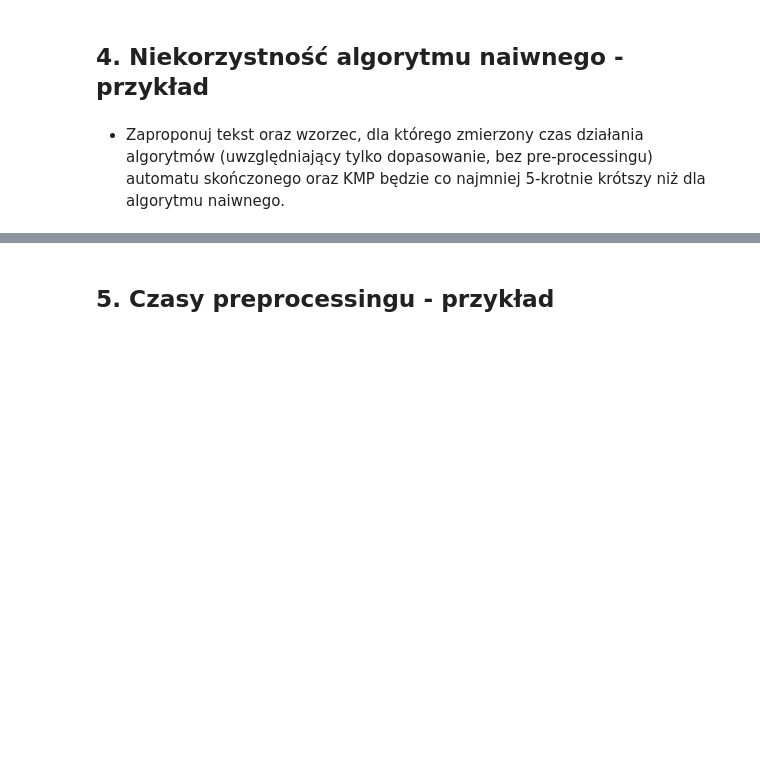
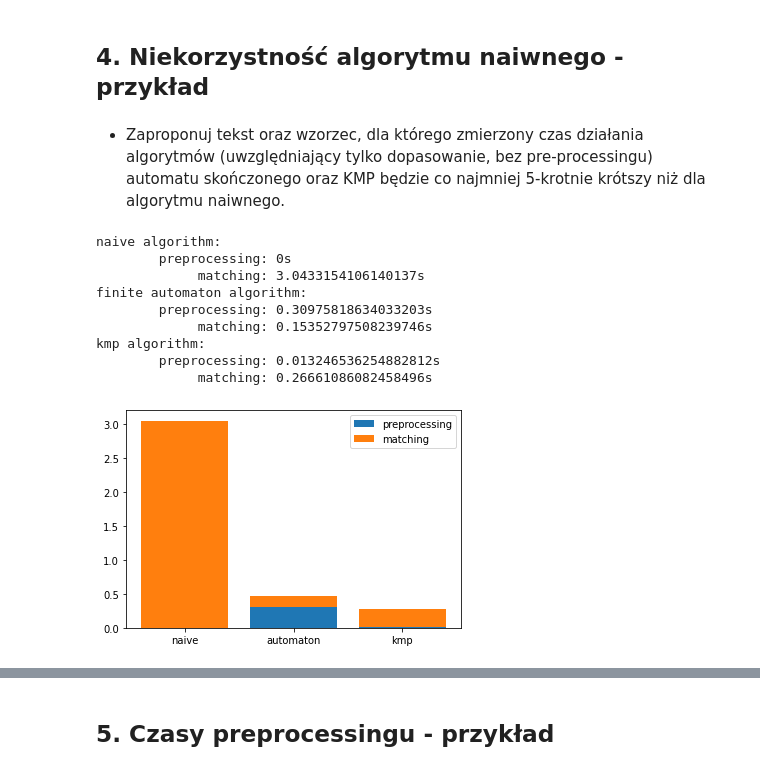
Before and after one commit to mhawryluk/text-algorithms, a Jupyter notebook: 1-string-matching/zad1.ipynb, the cells around one changed output, grey strips where cells are left out. Saved outputs shown, nothing was run; the diff lists cells and outputs as text; code cells hidden in the pictures; blank space fills up the shorter version.

```diff
--- a/1-string-matching/zad1.ipynb
+++ b/1-string-matching/zad1.ipynb
@@ -198,0 +208,13 @@ kmp algorithm:
+# %%
+compare_time(text='A'*1_000_000+'B', pattern='A'*100_000)
+# %% [output]
+naive algorithm:
+        preprocessing: 0s
+             matching: 3.0433154106140137s
+finite automaton algorithm:
+        preprocessing: 0.30975818634033203s
+             matching: 0.15352797508239746s
+kmp algorithm:
+        preprocessing: 0.013246536254882812s
+             matching: 0.26661086082458496s
+[figure, added]
```
Also changed, not shown: parts of 20 cells of this notebook.
